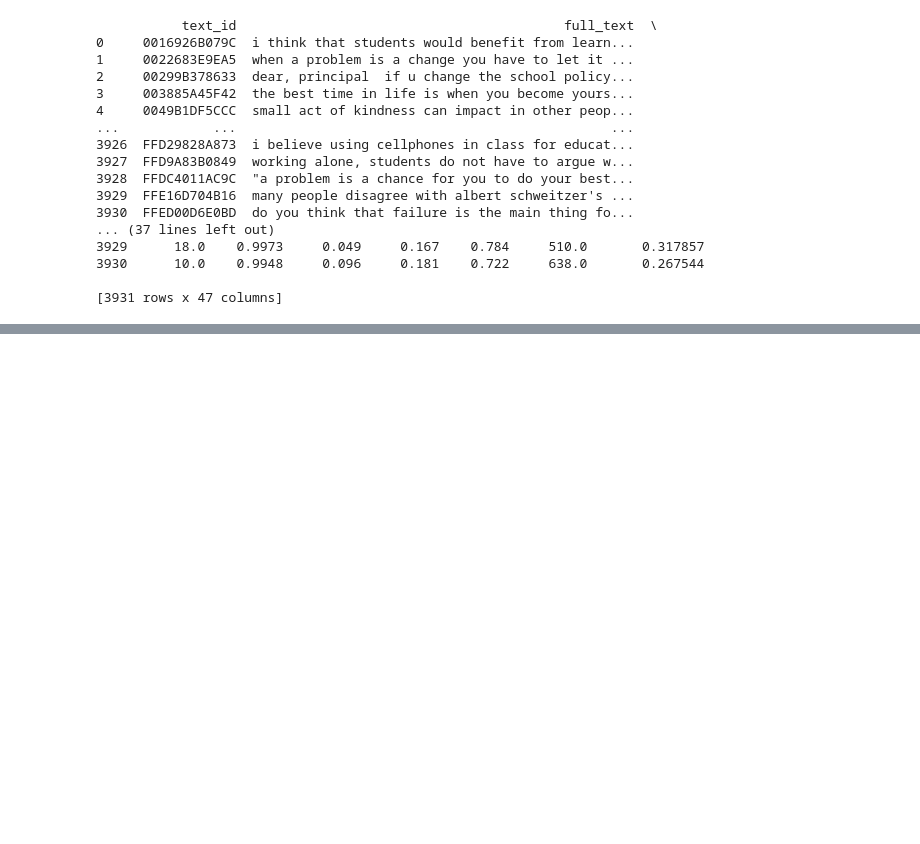
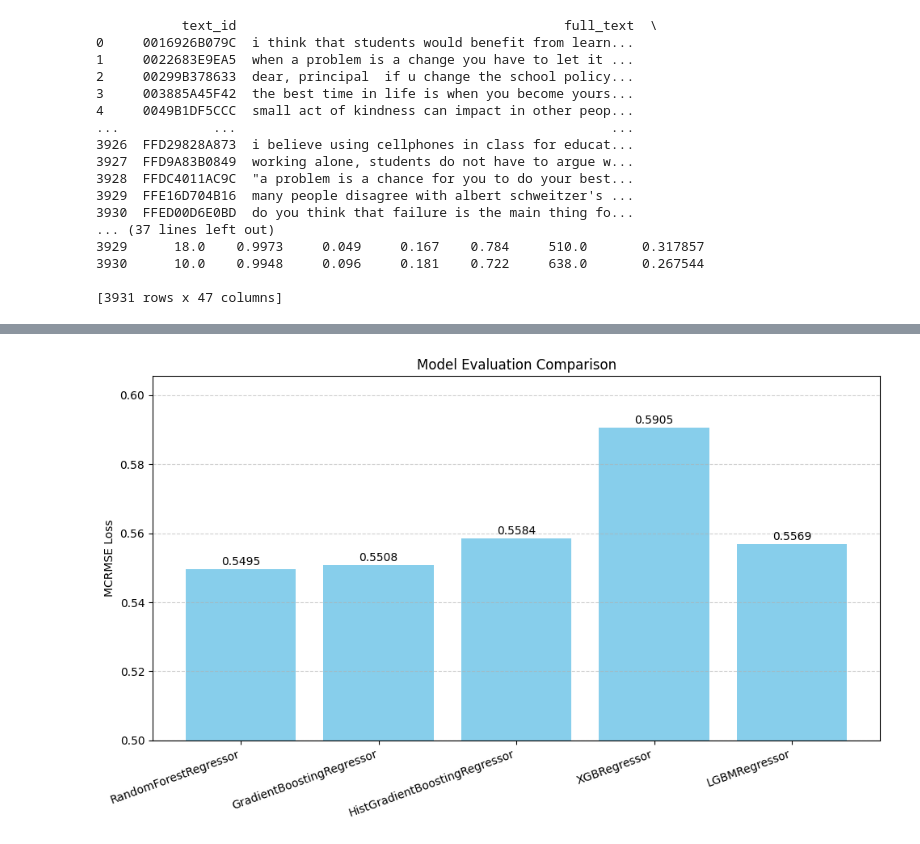
Before and after one commit to Joshilein/feedback-prize, a Jupyter notebook: model_evaluation.ipynb, the cells around one changed output, grey strips where cells are left out. Cells and saved outputs as stored; diff of their text form; code cells hidden in the pictures; blank space fills up the shorter version.

```diff
--- a/model_evaluation.ipynb
+++ b/model_evaluation.ipynb
@@ -72,0 +229,35 @@ Evaluation mit MCRMSE: 0.5501
+# %%
+results = {
+    "RandomForestRegressor": 0.5495,
+    "GradientBoostingRegressor": 0.5508,
+    "HistGradientBoostingRegressor": 0.5584,
+    "XGBRegressor": 0.5905,
+    "LGBMRegressor": 0.5569
+}
+
+# In DataFrame
+results_df = pd.DataFrame(list(results.items()), columns=["Regressor", "MCRMSE"])
+
+# Plot
+plt.figure(figsize=(10, 6))
+bars = plt.bar(results_df["Regressor"], results_df["MCRMSE"], color='skyblue')
+
+y_min = results_df["MCRMSE"].min() - 0.0495
+y_max = results_df["MCRMSE"].max() + 0.015
+plt.ylim(y_min, y_max)
+
+
+for bar in bars:
+    height = bar.get_height()
+    plt.text(bar.get_x() + bar.get_width() / 2, height + 0.0005, f"{height:.4f}",
+             ha='center', va='bottom', fontsize=10)
+
+# Achsen und Titel
+plt.ylabel("MCRMSE Loss")
+plt.title("Model Evaluation Comparison")
+plt.xticks(rotation=20, ha='right')
+plt.grid(axis='y', linestyle='--', alpha=0.6)
+plt.tight_layout()
+plt.show()
+# %% [output]
+[figure, added]
```
Also changed, not shown: parts of 17 cells of this notebook, 9 other files.
